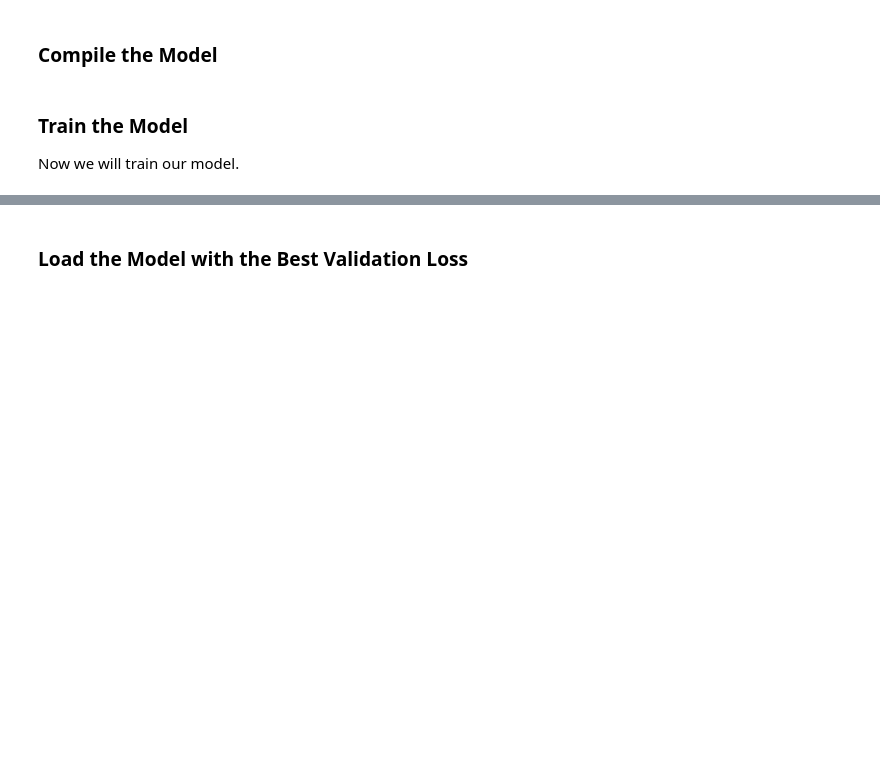
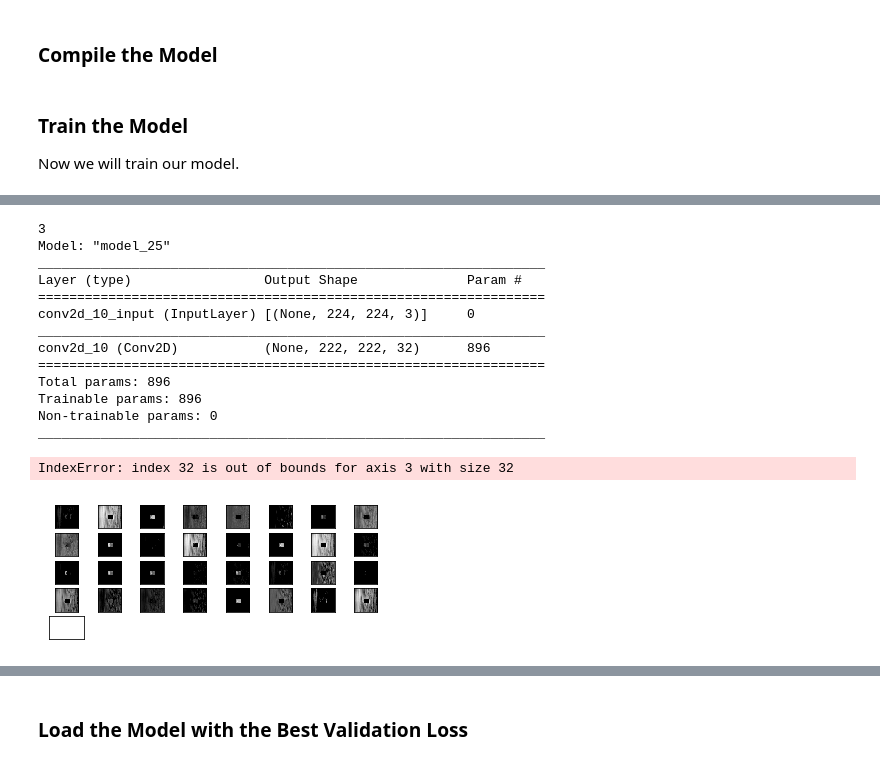
Before and after one commit to ikrambabai/ml-capstone, a Jupyter notebook: capstone.ipynb, the cells around one changed output, grey strips where cells are left out. Saved outputs shown, nothing was run; the diff lists cells and outputs as text; code cells hidden in the pictures; blank space fills up the shorter version.

```diff
--- a/capstone.ipynb
+++ b/capstone.ipynb
@@ -284,3 +341,58 @@ Epoch 00020: val_loss did not improve from 0.76046
+# %%
+# plot feature map of first conv layer for given image
+from tensorflow.keras.applications.vgg16 import VGG16
+from tensorflow.keras.applications.vgg16 import preprocess_input
+from tensorflow.keras.preprocessing.image import load_img
+from tensorflow.keras.preprocessing.image import img_to_array
+from tensorflow.keras.models import Model
+from matplotlib import pyplot
+from numpy import expand_dims
+# load the model
+#model = VGG16()
+# redefine model to output right after the first hidden layer
+print len(model.layers)
+model = Model(inputs=model.inputs, outputs=model.layers[1].output)
+model.summary()
+# load the image with the required shape
+img = load_img('samples/1_by_1_1.jpg', target_size=(224, 224))
+# convert the image to an array
+img = img_to_array(img)
+# expand dimensions so that it represents a single 'sample'
+img = expand_dims(img, axis=0)
+# prepare the image (e.g. scale pixel values for the vgg)
+img = preprocess_input(img)
+# get feature map for first hidden layer
+feature_maps = model.predict(img)
+# plot all 64 maps in an 8x8 squares
+square = 8
+ix = 1
+for _ in range(square):
+    for _ in range(square):
+        # specify subplot and turn of axis
+        ax = pyplot.subplot(square, square, ix)
+        ax.set_xticks([])
+        ax.set_yticks([])
+        # plot filter channel in grayscale
+        pyplot.imshow(feature_maps[0, :, :, ix-1], cmap='gray')
+        ix += 1
+# show the figure
+pyplot.show()
+# %% [output]
+3
+Model: "model_25"
+_________________________________________________________________
+Layer (type)                 Output Shape              Param #
+=================================================================
+conv2d_10_input (InputLayer) [(None, 224, 224, 3)]     0
+_________________________________________________________________
+conv2d_10 (Conv2D)           (None, 222, 222, 32)      896
+=================================================================
+Total params: 896
+Trainable params: 896
+Non-trainable params: 0
+_________________________________________________________________
+IndexError: index 32 is out of bounds for axis 3 with size 32
+[figure, added]
 # %%
 # Plotting
 acc = history.history['accuracy']
```
Also changed, not shown: parts of 16 cells of this notebook, 1 other file.
